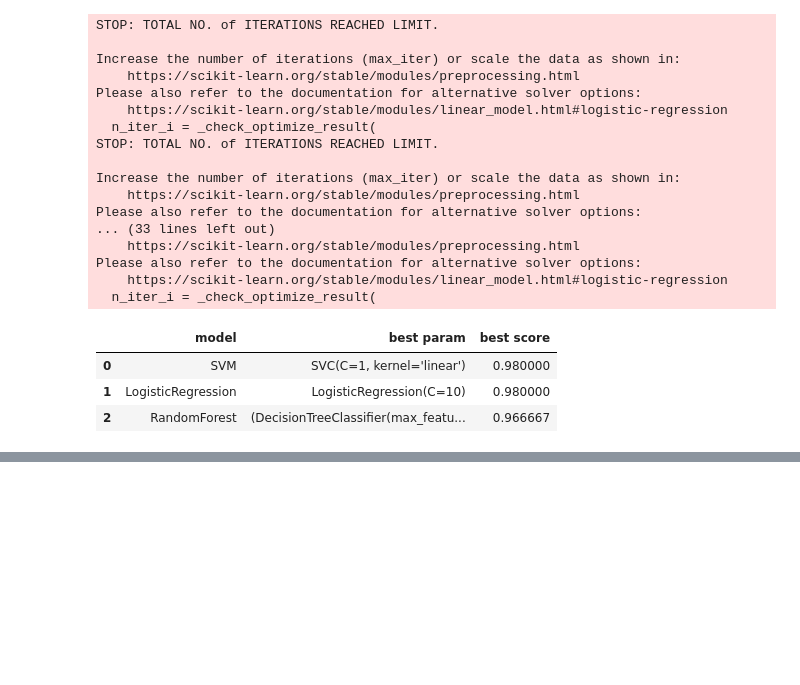
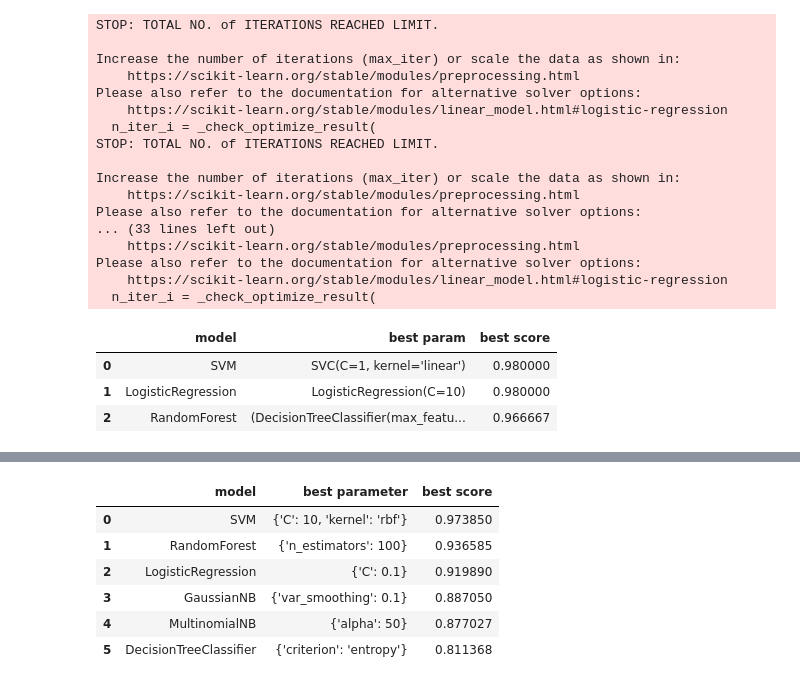
Before and after one commit to Anishvel123/Machine_Learning, a Jupyter notebook: hyper_parameter_tuning.ipynb, the cells around one changed output, grey strips where cells are left out. Drawn from its saved outputs; the diff is of its cells as text; code cells hidden in the pictures; blank space fills up the shorter version.

```diff
--- a/hyper_parameter_tuning.ipynb
+++ b/hyper_parameter_tuning.ipynb
@@ -99,0 +144,8 @@ df
+# %%
+dataset = load_digits()
+best = []
+for model in models.keys():
+    value = models.get(model)
+    clf = GridSearchCV(value['model'], value['parameter'], cv = 5)
+    clf.fit(dataset.data, dataset.target)
+    best.append({'model': model, 'best parameter': clf.best_params_, 'best score': clf.best_score_})
@@ -99,0 +170,11 @@ df
+# %%
+df = pd.DataFrame(best)
+df
+# %% [output]
+|  | model | best parameter | best score |
+| 0 | SVM | {'C': 10, 'kernel': 'rbf'} | 0.973850 |
+| 1 | RandomForest | {'n_estimators': 100} | 0.936585 |
+| 2 | LogisticRegression | {'C': 0.1} | 0.919890 |
+| 3 | GaussianNB | {'var_smoothing': 0.1} | 0.887050 |
+| 4 | MultinomialNB | {'alpha': 50} | 0.877027 |
+| 5 | DecisionTreeClassifier | {'criterion': 'entropy'} | 0.811368 |
```
Also changed, not shown: parts of 3 cells of this notebook, 3 other files.
